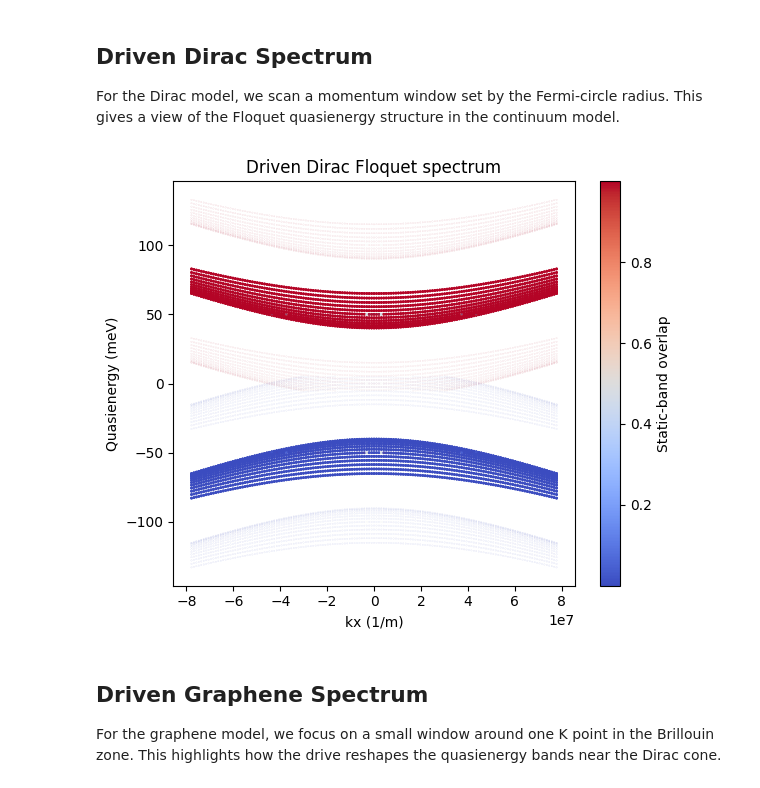
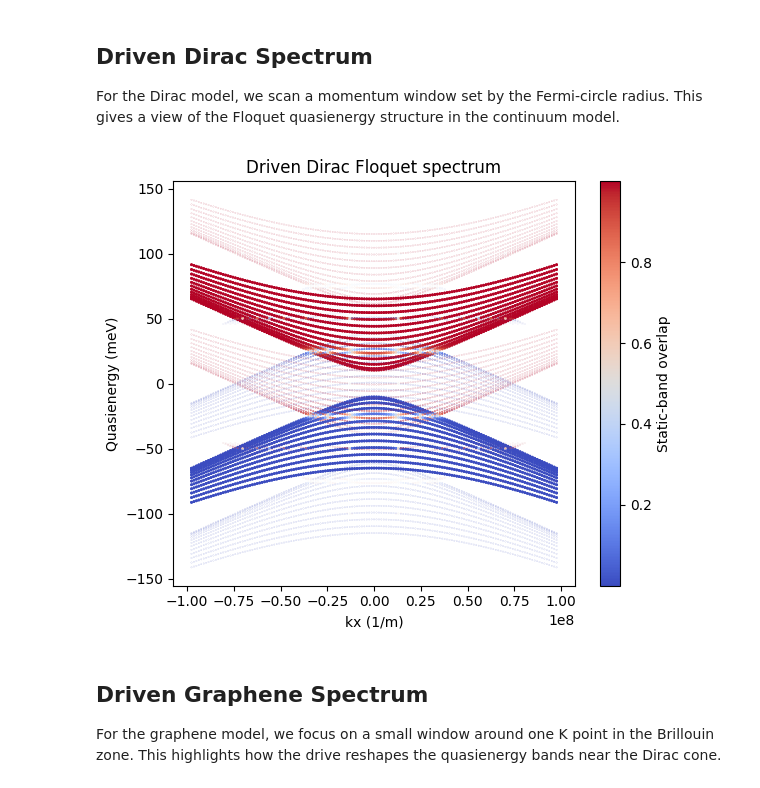
Before and after one commit to ruoyu-physics/floquet-toolkit, a Jupyter notebook: examples/plot_spectra.ipynb, the cells around one changed output. Cells and saved outputs as stored; diff of their text form; code cells hidden in the pictures.

Commit message:
update parameter design

```diff
--- a/examples/plot_spectra.ipynb
+++ b/examples/plot_spectra.ipynb
@@ -7,29 +7,46 @@ This notebook reproduces the two spectrum-plotting examples from `examples/plot_
 
 We first import the package components and define one shared set of physical, drive, and Floquet truncation parameters used by both examples.
 # %%
+import sys
+from pathlib import Path
+
+repo_root = Path.cwd()
+if not (repo_root / "floquet_toolkit").exists() and (repo_root.parent / "floquet_toolkit").exists():
+    repo_root = repo_root.parent
+if str(repo_root) not in sys.path:
+    sys.path.insert(0, str(repo_root))
+
 import matplotlib.pyplot as plt
 import numpy as np
 
 from floquet_toolkit.calculators.floquet_spectrum_calculator import FloquetSpectrumCalculator
+from floquet_toolkit import (
+    DiracModel,
+    DiracParameters,
+    GrapheneModel,
+    GrapheneParameters,
+    UnitConvention,
+)
 from floquet_toolkit.config import (
     DriveParameters,
     FloquetParameters,
     MEV_TO_J,
-    PhysicsParameters,
-    UnitConvention,
 )
-from floquet_toolkit import DiracModel, GrapheneModel, UnitConvention
 
 SI_UNITS = UnitConvention.SI_UNITS()
-DEFAULT_PHYSICS_PARAMS = PhysicsParameters(
+DEFAULT_DIRAC_PARAMS = DiracParameters(
     units=SI_UNITS,
     vf=1.0e6,
-    mass=-40.0 * MEV_TO_J,
+    mass=-10.0 * MEV_TO_J,
+)
+DEFAULT_GRAPHENE_PARAMS = GrapheneParameters(
+    units=SI_UNITS,
+    vf=1.0e6,
 )
 DEFAULT_DRIVE_PARAMS = DriveParameters(
     units=SI_UNITS,
     omega=50.0 * MEV_TO_J / SI_UNITS.hbar,
-    AL=3.0e-9,
+    AL=5.0e-9,
     AR=0.0,
 )
 DEFAULT_FLOQUET_PARAMS = FloquetParameters(
@@ -91,24 +108,24 @@ def plot_spectrum(
 For the Dirac model, we scan a momentum window set by the Fermi-circle radius. This gives a view of the Floquet quasienergy structure in the continuum model.
 # %%
 def plot_driven_dirac_spectrum():
-    model = DiracModel(DEFAULT_PHYSICS_PARAMS, DEFAULT_DRIVE_PARAMS).to_driven_hamiltonian()
+    model = DiracModel(DEFAULT_DIRAC_PARAMS, DEFAULT_DRIVE_PARAMS).to_driven_hamiltonian()
     k_radius = np.sqrt(
-        DEFAULT_PHYSICS_PARAMS.e_fermi**2 - DEFAULT_PHYSICS_PARAMS.mass**2
-    ) / (DEFAULT_PHYSICS_PARAMS.units.hbar * DEFAULT_PHYSICS_PARAMS.vf)
+        DEFAULT_DIRAC_PARAMS.e_fermi**2 - DEFAULT_DIRAC_PARAMS.mass**2
+    ) / (DEFAULT_DIRAC_PARAMS.units.hbar * DEFAULT_DIRAC_PARAMS.vf)
 
     plot_spectrum(
         model,
         DEFAULT_FLOQUET_PARAMS,
         kx_range=(-k_radius, k_radius),
         ky_range=(-k_radius, k_radius),
         num_kx=151,
         num_ky=25,
         title="Driven Dirac Floquet spectrum",
     )
 
 plot_driven_dirac_spectrum()
 # %% [output]
-[figure, old version]
+[figure, new version]
 # %% [markdown]
 ## Driven Graphene Spectrum
 
```
Also changed, not shown: parts of 1 cell of this notebook, 21 other files.
